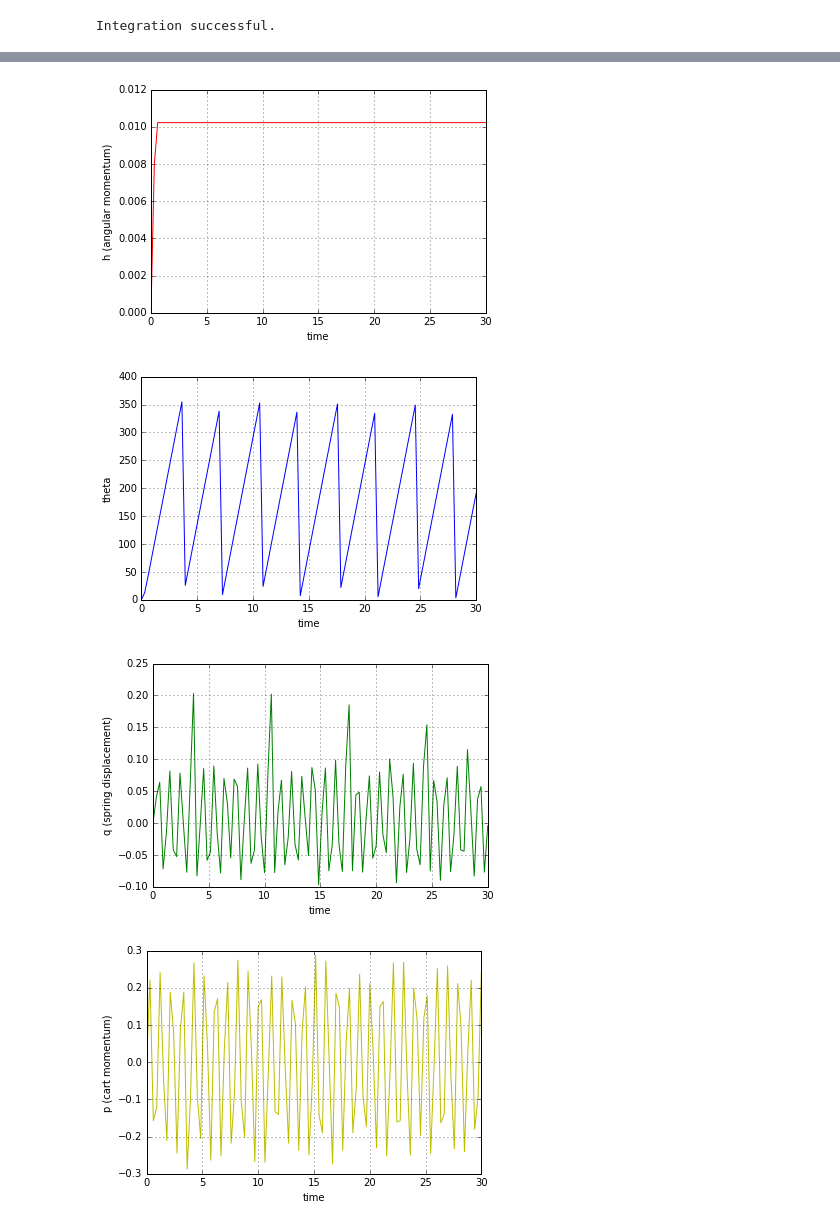
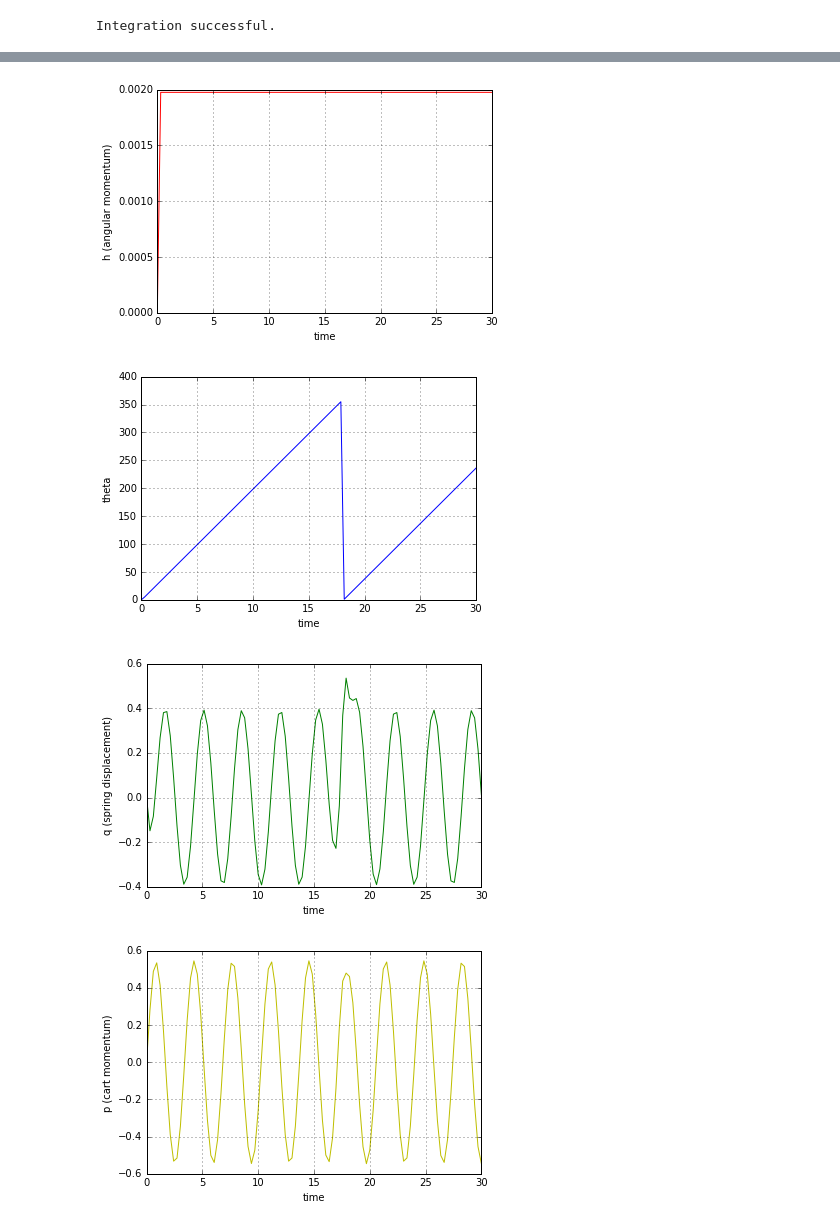
Before and after one commit to SiddhanthUnnithan/models351, a Jupyter notebook: simulation.ipynb, the cells around one changed output, grey strips where cells are left out. Cells and saved outputs as stored; diff of their text form; code cells hidden in the pictures.

Commit message:
spring constant change; removed non-linear component of torsional spring func

```diff
--- a/simulation.ipynb
+++ b/simulation.ipynb
@@ -7,7 +7,7 @@ from scipy.integrate import odeint
 wheel_radius = 0.13 # m
 mag_mass = 0.1133981 # kg - home depot reference
 cart_mass = 0.175 - mag_mass # kg
-spring_const = 400 # N/m => kg/s^2
+spring_const = 89.1 # N/m => kg/s^2
 inertial_mass = 0.5*0.673*wheel_radius**2 # 1/2*wheel_mass*wheel_radius^2
 pin_dist = 0.1 # m - distance from center of wheel to rigid arm pin
 ra_length = 0.28 # m - length of the rigid arm
@@ -34,10 +34,10 @@ def input_torque(t):
         t : {numpy array}
             timeseries with appropriate range
     """
-    if 0.15*t**2 > 7.0*inertial_mass:
+    if 0.3*t > 7.0*inertial_mass:
         return 0.0
 
-    return 7.0*inertial_mass - 0.15*t**2
+    return 7.0*inertial_mass - 0.3*t
 
 def mag_force(theta, show_plots=False):
     """
@@ -163,6 +163,6 @@ Integration successful.
-[figure, old version]
+[figure, new version]
-[figure, old version]
+[figure, new version]
-[figure, old version]
+[figure, new version]
-[figure, old version]
+[figure, new version]
 # %%
 # placeholder
```
Also changed, not shown: parts of 1 cell of this notebook.
